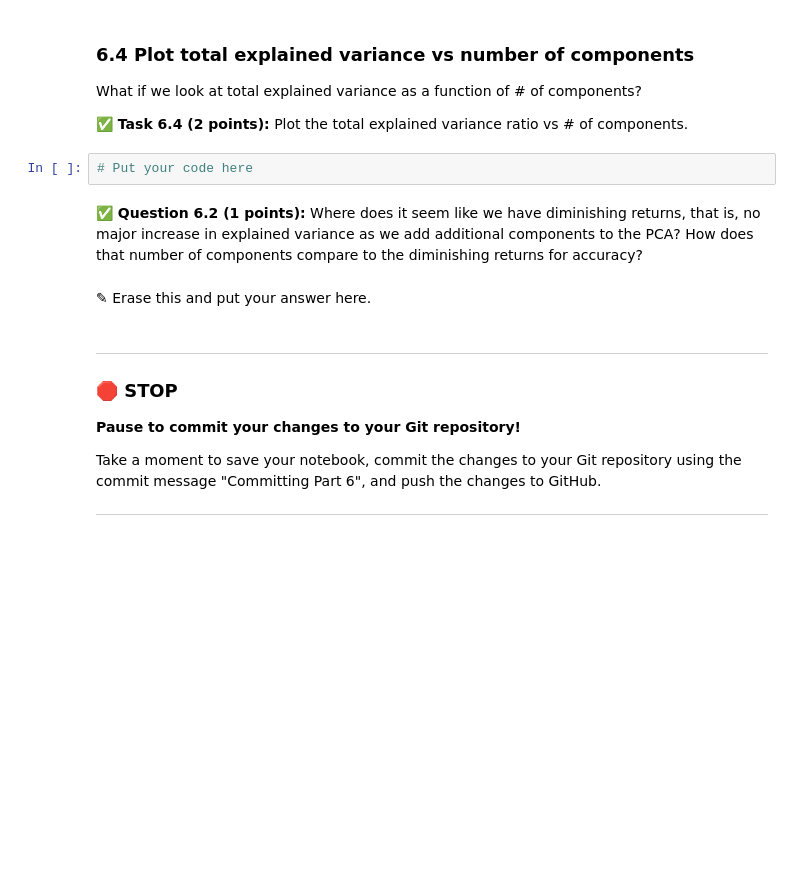
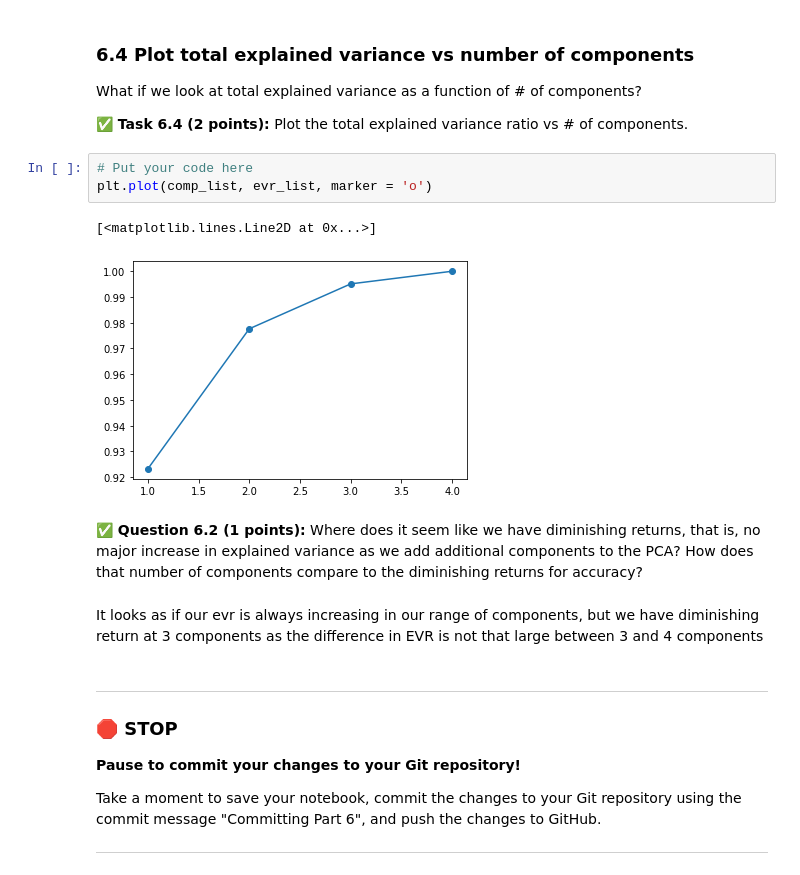
Before and after one commit to volekjac/cmse202-s21-turnin, a Jupyter notebook: hw-05/HW-05_SVMandPCA-JakeVolek.ipynb, the cells around one changed output. Saved outputs shown, nothing was run; the diff lists cells and outputs as text; blank space fills up the shorter version.

```diff
--- a/hw-05/HW-05_SVMandPCA-JakeVolek.ipynb
+++ b/hw-05/HW-05_SVMandPCA-JakeVolek.ipynb
@@ -512,10 +512,14 @@ What if we look at total explained variance as a function of # of components?
 **&#9989; Task 6.4 (2 points):** Plot the total explained variance ratio vs # of components.
 # %%
 # Put your code here
+plt.plot(comp_list, evr_list, marker = 'o')
+# %% [output]
+[<matplotlib.lines.Line2D at 0x...>]
+[figure, added]
 # %% [markdown]
 **&#9989; Question 6.2 (1 points):** Where does it seem like we have diminishing returns, that is, no major increase in explained variance as we add additional components to the PCA? How does that number of components compare to the diminishing returns for accuracy?
-# %% [markdown]
-<font size=+3>&#9998;</font> Erase this and put your answer here.
+# %% [markdown]
+It looks as if our evr is always increasing in our range of components, but we have diminishing return at 3 components as the difference in EVR is not that large between 3 and 4 components
 # %% [markdown]
 ---
 ### &#128721; STOP
```
Also changed, not shown: parts of 2 cells of this notebook.
